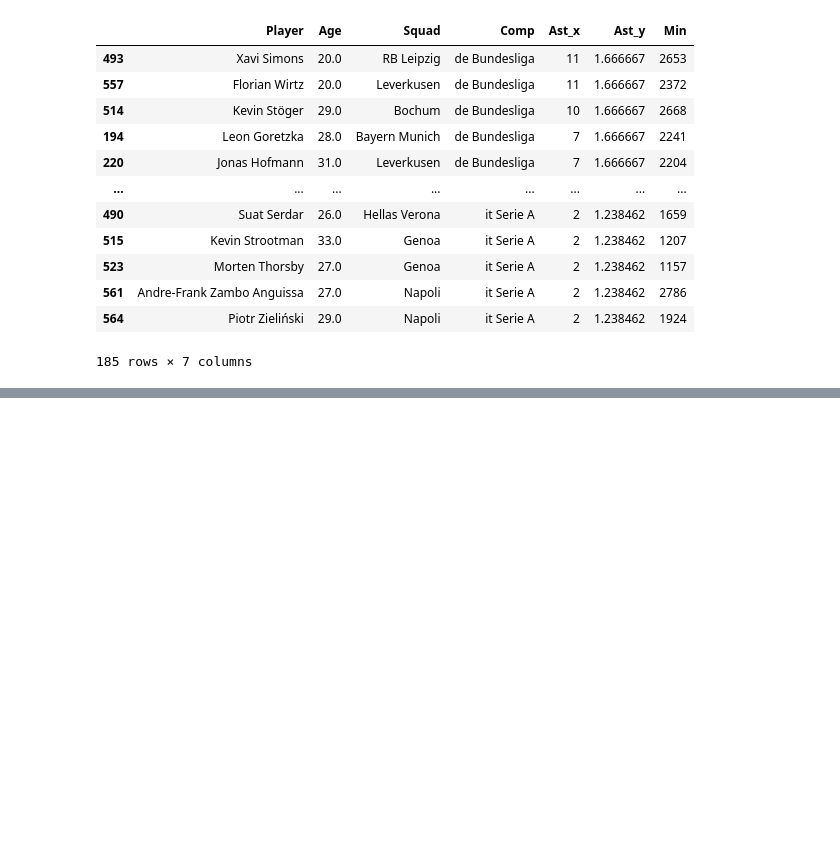
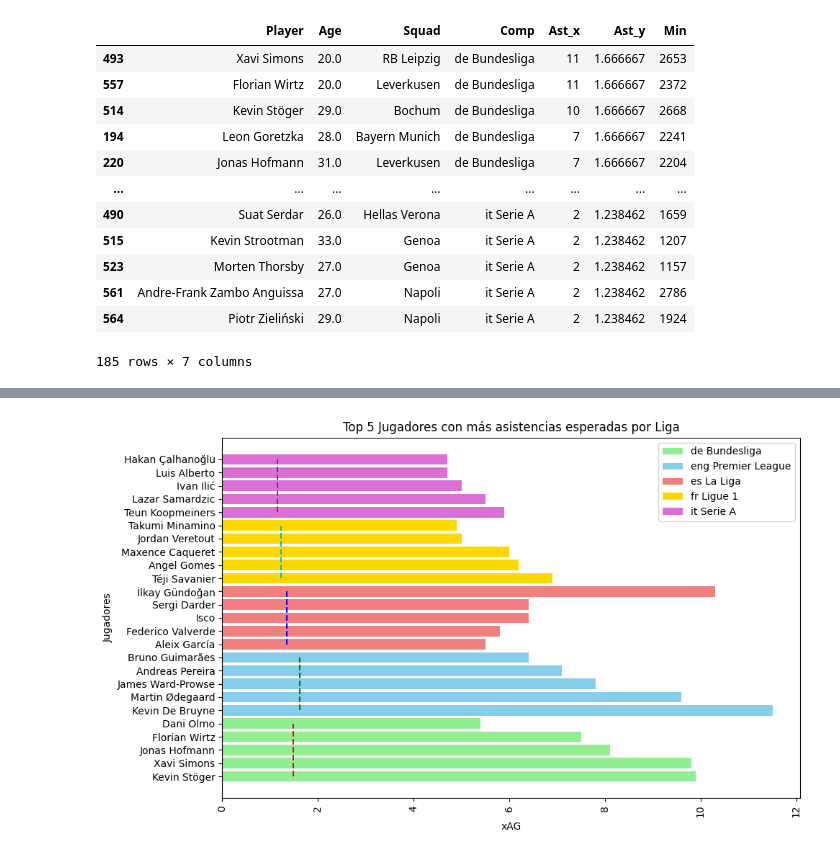
Before and after one commit to RubenVeledo/EDA_top_football_players, a Jupyter notebook: src/notebooks/PROYECTO_TOP_PLAYERS.ipynb, the cells around one changed output, grey strips where cells are left out. Saved outputs shown, nothing was run; the diff lists cells and outputs as text; code cells hidden in the pictures; blank space fills up the shorter version.

```diff
--- a/src/notebooks/PROYECTO_TOP_PLAYERS.ipynb
+++ b/src/notebooks/PROYECTO_TOP_PLAYERS.ipynb
@@ -798,3 +823,11 @@ superan_media_asistencias_sorted[["Player", "Age", "Squad", "Comp", "Ast_x", "As
 | 561 | Andre-Frank Zambo Anguissa | 27.0 | Napoli | it Serie A | 2 | 1.238462 | 2786 |
 | 564 | Piotr Zieliński | 29.0 | Napoli | it Serie A | 2 | 1.238462 | 1924 |
 185 rows × 7 columns
+# %%
+#Filtramos jugadores de cada liga que estén por encima de su media de asistencias esperadas
+
+superan_media_asistencias_esperadas = mf_complete_means[mf_complete_means["xAG_x"] > mf_complete_means["xAG_y"]]
+
+superan_media_asistencias_esperadas_sorted = superan_media_asistencias_esperadas.sort_values(by=["Comp", "xAG_x"], ascending=[True, False])
+
+superan_media_asistencias_esperadas_sorted[["Player", "Age", "Squad", "Comp", "xAG_x", "xAG_y", "Min"]]
@@ -800,0 +1029,55 @@ superan_media_asistencias_sorted[["Player", "Age", "Squad", "Comp", "Ast_x", "As
+# %%
+# Agrupar por liga y seleccionar los 5 primeros de cada una por asistencias
+top_5_por_liga_xag = superan_media_asistencias_esperadas_sorted.groupby("Comp").apply(lambda x: x.nlargest(5, "xAG_x")).reset_index(drop=True)
+# %%
+# Ordenar a los jugadores por liga
+top_5_por_liga_xag = top_5_por_liga_xag.sort_values(by="Comp")
+
+# Definir colores específicos para cada liga
+colores_ligas = {
+    'de Bundesliga': 'lightgreen',
+    'eng Premier League': 'skyblue',
+    'es La Liga': 'lightcoral',
+    'it Serie A': 'orchid',
+    'fr Ligue 1': 'gold'}
+
+plt.figure(figsize=(10, 6))
+
+# Dibujar las barras con colores según la liga
+for i, liga in enumerate(top_5_por_liga_xag['Comp'].unique()):
+    # Filtrar los jugadores de la liga actual
+    jugadores_liga = top_5_por_liga_xag[top_5_por_liga_xag['Comp'] == liga]
+
+    # Dibujar las barras para los jugadores de esa liga, asignando un color específico
+    plt.barh(jugadores_liga['Player'], jugadores_liga['xAG_x'], label=f'{liga}', color=colores_ligas[liga])
+
+# Definir una lista de colores para cada liga
+colores = ['r', 'g', 'b', 'c', 'm']  # Colores diferentes para cada liga
+
+# Dibujar la media de la liga para cada grupo de jugadores de la misma liga
+posiciones = np.arange(len(top_5_por_liga_xag))  # Posiciones de los jugadores en el gráfico
+
+for i, liga in enumerate(top_5_por_liga_xag['Comp'].unique()):
+    # Filtrar los jugadores de la liga actual
+    jugadores_liga = top_5_por_liga_xag[top_5_por_liga_xag['Comp'] == liga]
+
+    # Obtener la media de goles para esa liga (de la columna que ya tienes)
+    media_liga = jugadores_liga['xAG_y'].iloc[0]
+
+    # Obtener el rango de posiciones para los jugadores de esa liga
+    inicio = jugadores_liga.index.min()
+    fin = jugadores_liga.index.max()
+
+    # Dibujar una línea horizontal solo en la parte de los jugadores de esa liga, con un color diferente
+    plt.vlines(x=media_liga, ymin=inicio, ymax=fin, colors=colores[i], linestyle='--')
+
+plt.xticks(rotation=90)  # Rotar nombres de jugadores para que sean legibles
+plt.xlabel('xAG')
+plt.ylabel('Jugadores')
+plt.title('Top 5 Jugadores con más asistencias esperadas por Liga')
+plt.legend()
+
+plt.tight_layout()
+plt.show()
+# %% [output]
+[figure, added]
```
Also changed, not shown: parts of 22 cells of this notebook.
